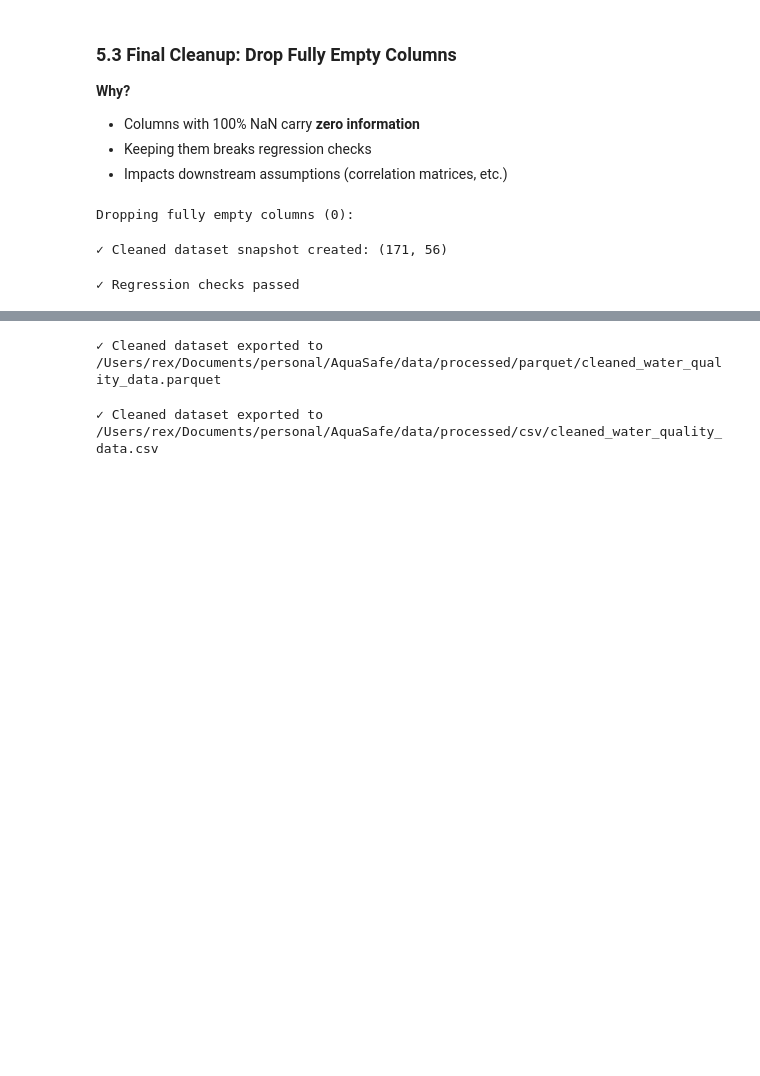
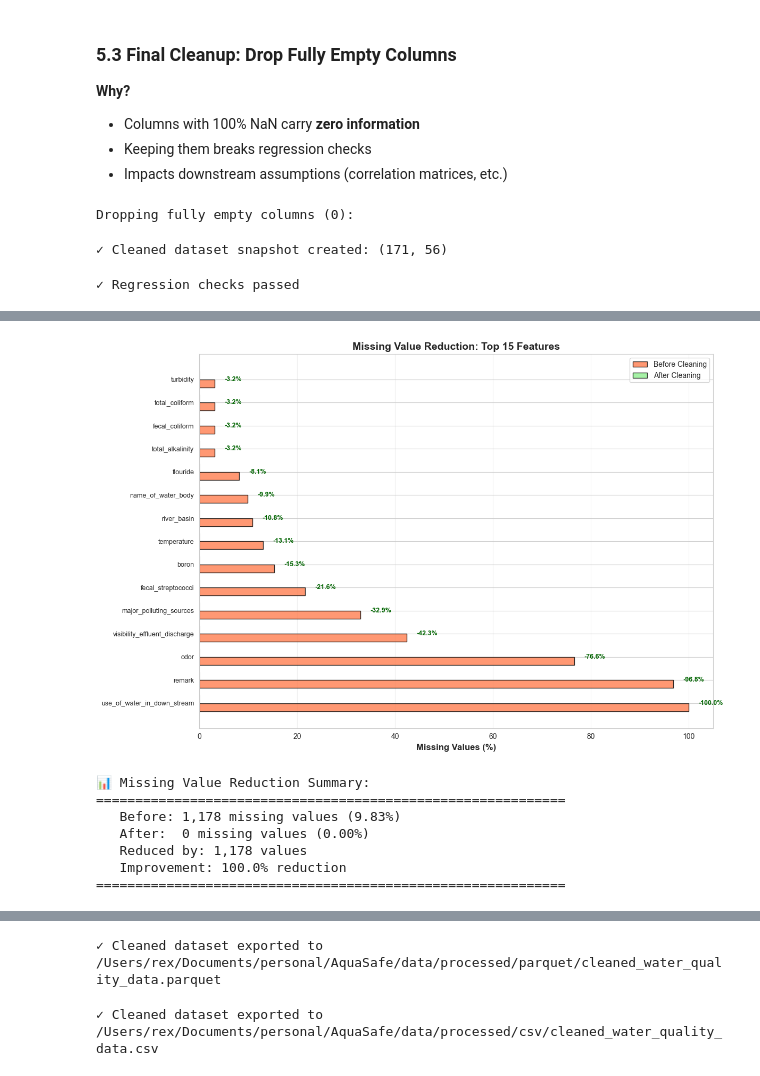
Before and after one commit to pandey-rakshit/AquaSafe, a Jupyter notebook: notebooks/02_data_cleaning.ipynb, the cells around one changed output, grey strips where cells are left out. Drawn from its saved outputs; the diff is of its cells as text; code cells hidden in the pictures; blank space fills up the shorter version.

```diff
--- a/notebooks/02_data_cleaning.ipynb
+++ b/notebooks/02_data_cleaning.ipynb
@@ -874,0 +991,67 @@ print("✓ Regression checks passed")
+# %%
+# ============================================================================
+# VISUALIZATION 2: MISSING VALUE REDUCTION
+# ============================================================================
+
+# Calculate missing percentages
+missing_before = (df_raw.isna().sum() / len(df_raw) * 100).sort_values(ascending=False)
+missing_after = (df_cleaned.isna().sum() / len(df_cleaned) * 100)
+
+# Get features that had missing values before
+had_missing = missing_before[missing_before > 0].head(15)
+
+if len(had_missing) > 0:
+    fig, ax = plt.subplots(figsize=(12, 8))
+
+    x = np.arange(len(had_missing))
+    width = 0.35
+
+    before_vals = missing_before[had_missing.index].values
+    after_vals = missing_after.reindex(had_missing.index, fill_value=0).values
+
+    bars1 = ax.barh(x - width/2, before_vals, width,
+                    label='Before Cleaning', color='coral', alpha=0.8, edgecolor='black')
+    bars2 = ax.barh(x + width/2, after_vals, width,
+                    label='After Cleaning', color='lightgreen', alpha=0.8, edgecolor='black')
+
+    ax.set_yticks(x)
+    ax.set_yticklabels(had_missing.index, fontsize=9)
+    ax.set_xlabel('Missing Values (%)', fontweight='bold', fontsize=12)
+    ax.set_title('Missing Value Reduction: Top 15 Features',
+                 fontsize=14, fontweight='bold')
+    ax.legend()
+    ax.grid(axis='x', alpha=0.3)
+
+    # Add reduction annotations
+    for i, (before, after) in enumerate(zip(before_vals, after_vals)):
+        reduction = before - after
+        if reduction > 0:
+            ax.text(max(before, after) + 2, i, f'-{reduction:.1f}%',
+                   va='center', fontsize=9, color='darkgreen', fontweight='bold')
+
+    plt.tight_layout()
+    plt.show()
+
+    # Print summary
+    total_missing_before = df_raw.isna().sum().sum()
+    total_missing_after = df_cleaned.isna().sum().sum()
+    total_cells = df_raw.shape[0] * df_raw.shape[1]
+
+    print("\n📊 Missing Value Reduction Summary:")
+    print("="*60)
+    print(f"   Before: {total_missing_before:,} missing values ({total_missing_before/total_cells*100:.2f}%)")
+    print(f"   After:  {total_missing_after:,} missing values ({total_missing_after/total_cells*100:.2f}%)")
+    print(f"   Reduced by: {total_missing_before - total_missing_after:,} values")
+    print(f"   Improvement: {(1 - total_missing_after/total_missing_before)*100:.1f}% reduction")
+    print("="*60)
+else:
+    print("✓ No missing values to visualize")
+# %% [output]
+[figure, added]
+📊 Missing Value Reduction Summary:
+============================================================
+   Before: 1,178 missing values (9.83%)
+   After:  0 missing values (0.00%)
+   Reduced by: 1,178 values
+   Improvement: 100.0% reduction
+============================================================
```
Also changed, not shown: parts of 13 cells of this notebook, 21 other files.
